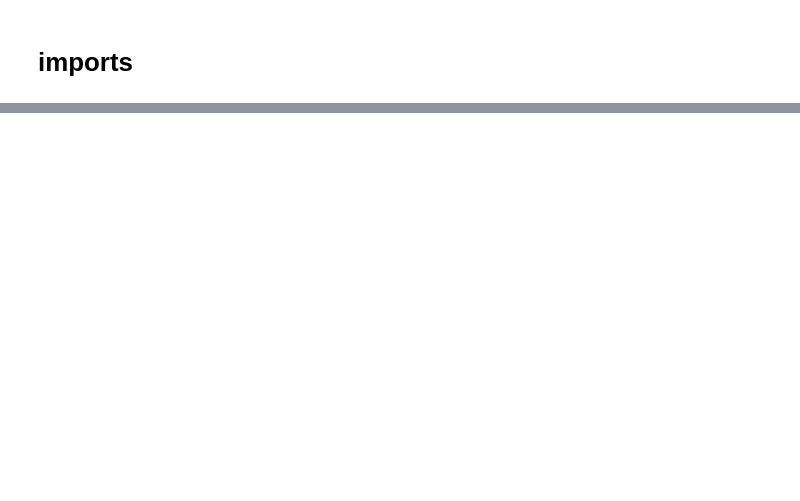
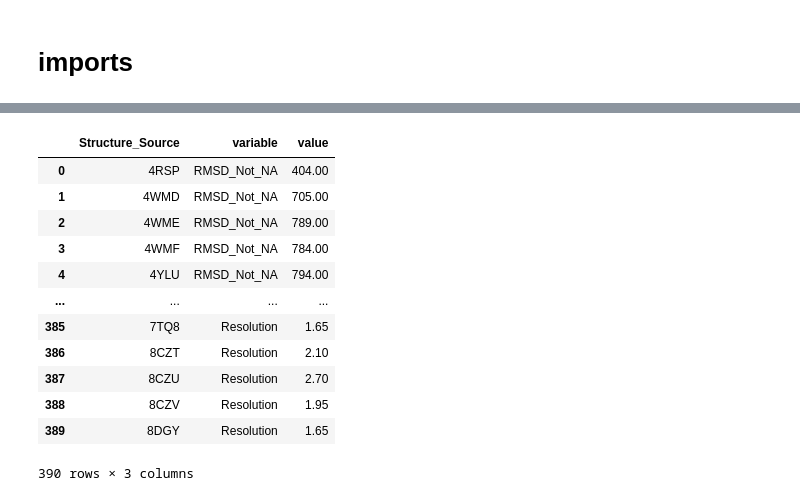
Before and after one commit to asapdiscovery/asapdiscovery, a Jupyter notebook: notebook/test-dashboard-creation.ipynb, the cells around one changed output, grey strips where cells are left out. Drawn from its saved outputs; the diff is of its cells as text; code cells hidden in the pictures; blank space fills up the shorter version.

```diff
--- a/notebook/test-dashboard-creation.ipynb
+++ b/notebook/test-dashboard-creation.ipynb
@@ -26,6 +26,22 @@ df
 | 29 | 290 | 171 | NaN | 0.756689 | 641 | 5 | 0.782886 | 0.18 | ... |
 # %%
 tidy_df = df.melt(id_vars='Structure_Source')
+# %%
+tidy_df
+# %% [output]
+|  | Structure_Source | variable | value |
+| 0 | 4RSP | RMSD_Not_NA | 404.00 |
+| 1 | 4WMD | RMSD_Not_NA | 705.00 |
+| 2 | 4WME | RMSD_Not_NA | 789.00 |
+| 3 | 4WMF | RMSD_Not_NA | 784.00 |
+| 4 | 4YLU | RMSD_Not_NA | 794.00 |
+| ... | ... | ... | ... |
+| 385 | 7TQ8 | Resolution | 1.65 |
+| 386 | 8CZT | Resolution | 2.10 |
+| 387 | 8CZU | Resolution | 2.70 |
+| 388 | 8CZV | Resolution | 1.95 |
+| 389 | 8DGY | Resolution | 1.65 |
+390 rows × 3 columns
 # %%
 px.bar(
         df.sort_values('RMSD_Good'),
```
Also changed, not shown: parts of 4 cells of this notebook, 1 other file.
